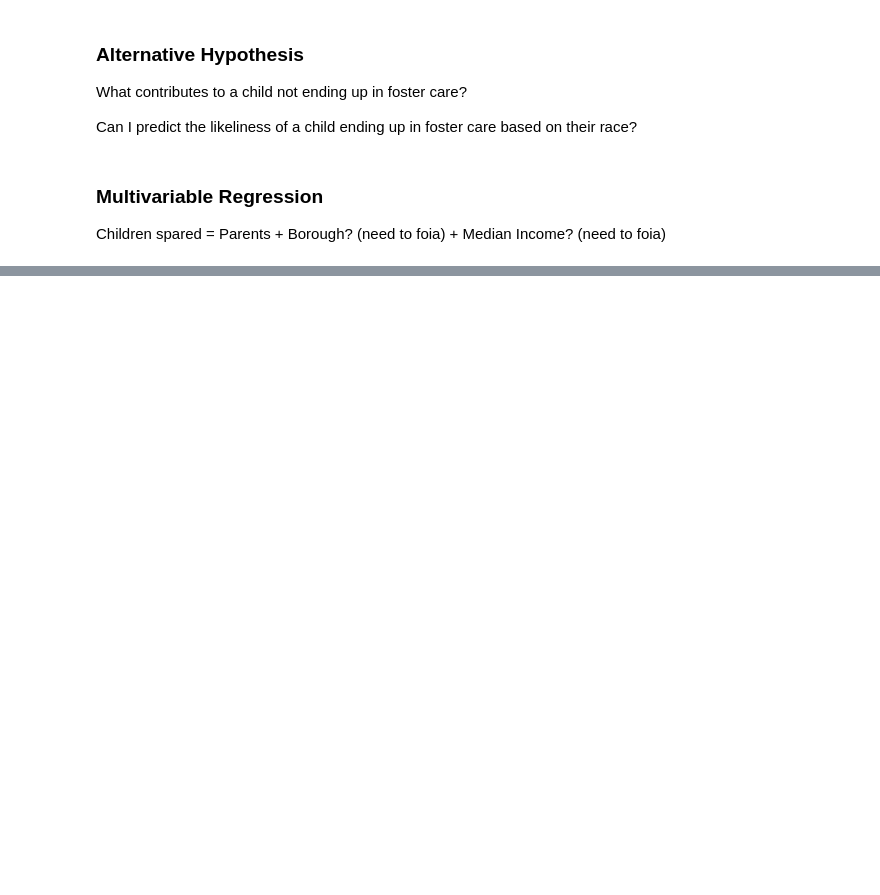
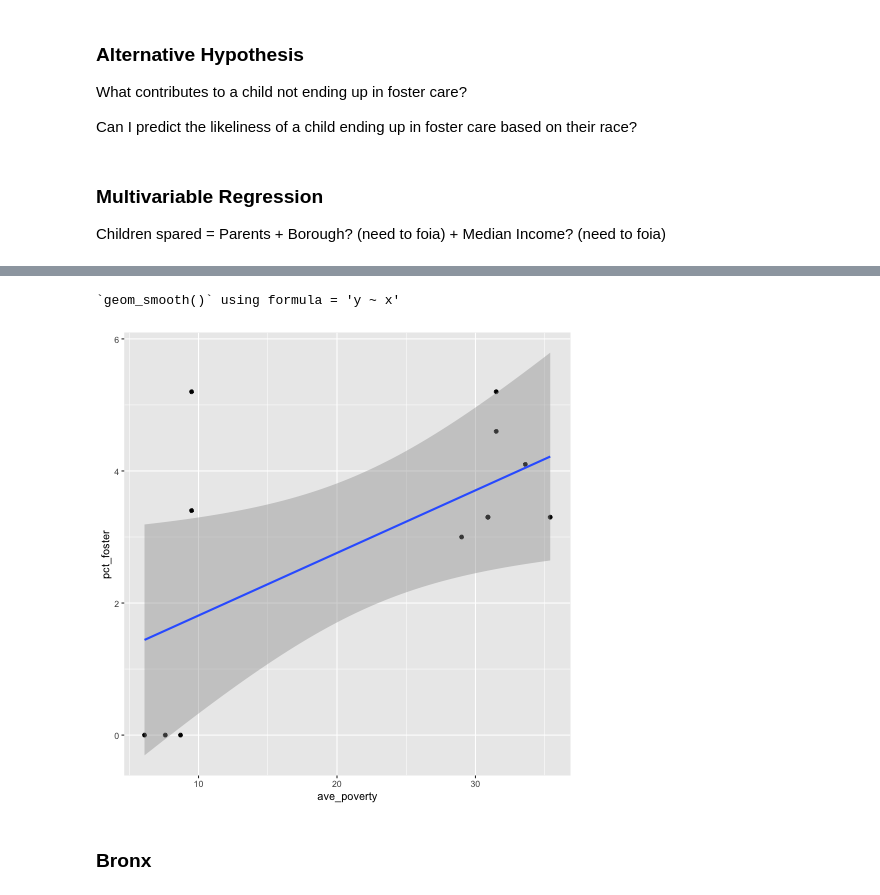
Before and after one commit to katrventura/nyc-child-services, a Jupyter notebook: notebook.ipynb, the cells around one changed output, grey strips where cells are left out. Saved outputs shown, nothing was run; the diff lists cells and outputs as text; code cells hidden in the pictures; blank space fills up the shorter version.

```diff
--- a/notebook.ipynb
+++ b/notebook.ipynb
@@ -332,0 +552,9 @@ Children spared = Parents + Borough? (need to foia) + Median Income? (need to fo
+# %%
+%%R
+
+ggplot(df_data,aes(y=pct_foster,x=ave_poverty))+geom_point()+geom_smooth(method="lm")
+# %% [output]
+`geom_smooth()` using formula = 'y ~ x'
+[figure, added]
+# %% [markdown]
+### Bronx
```
Also changed, not shown: parts of 26 cells of this notebook, 4 other files.
